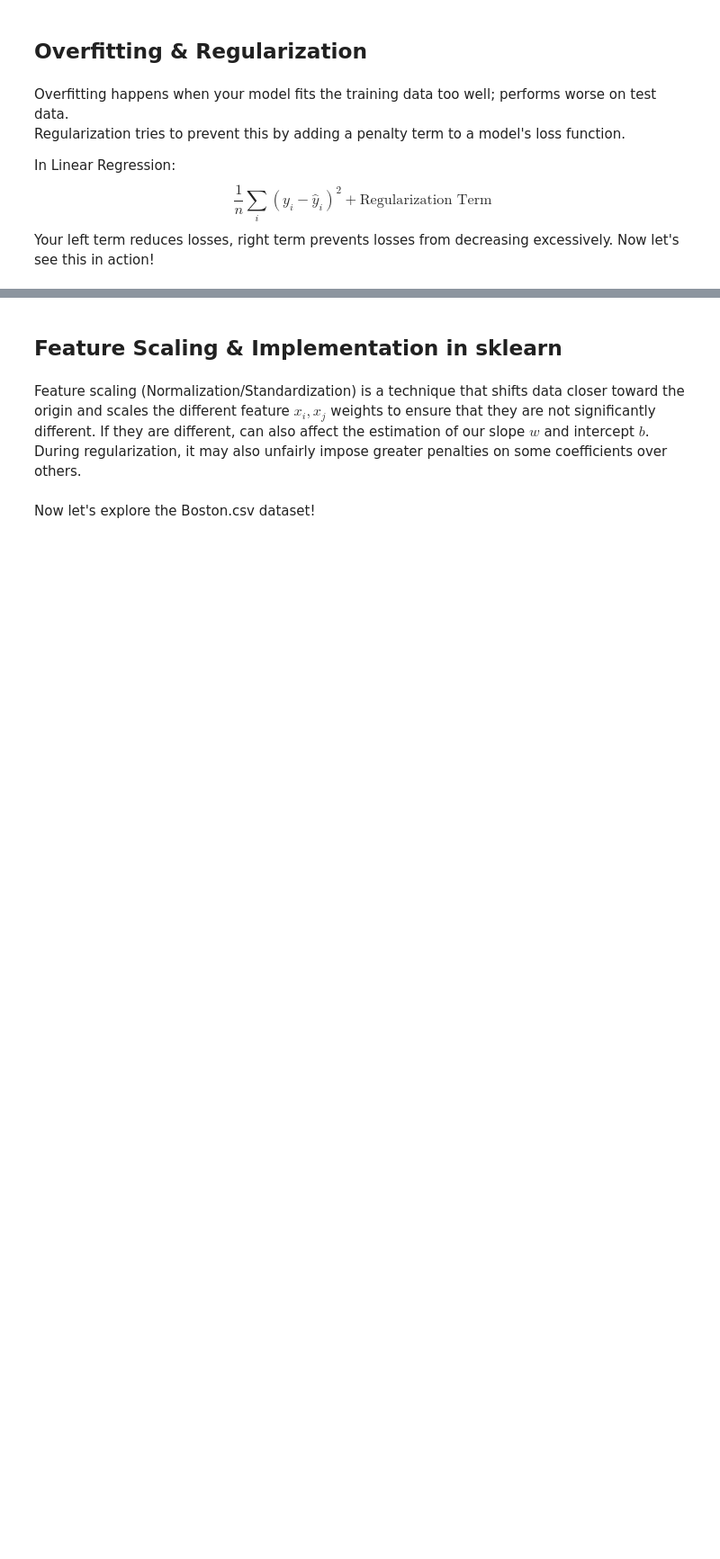
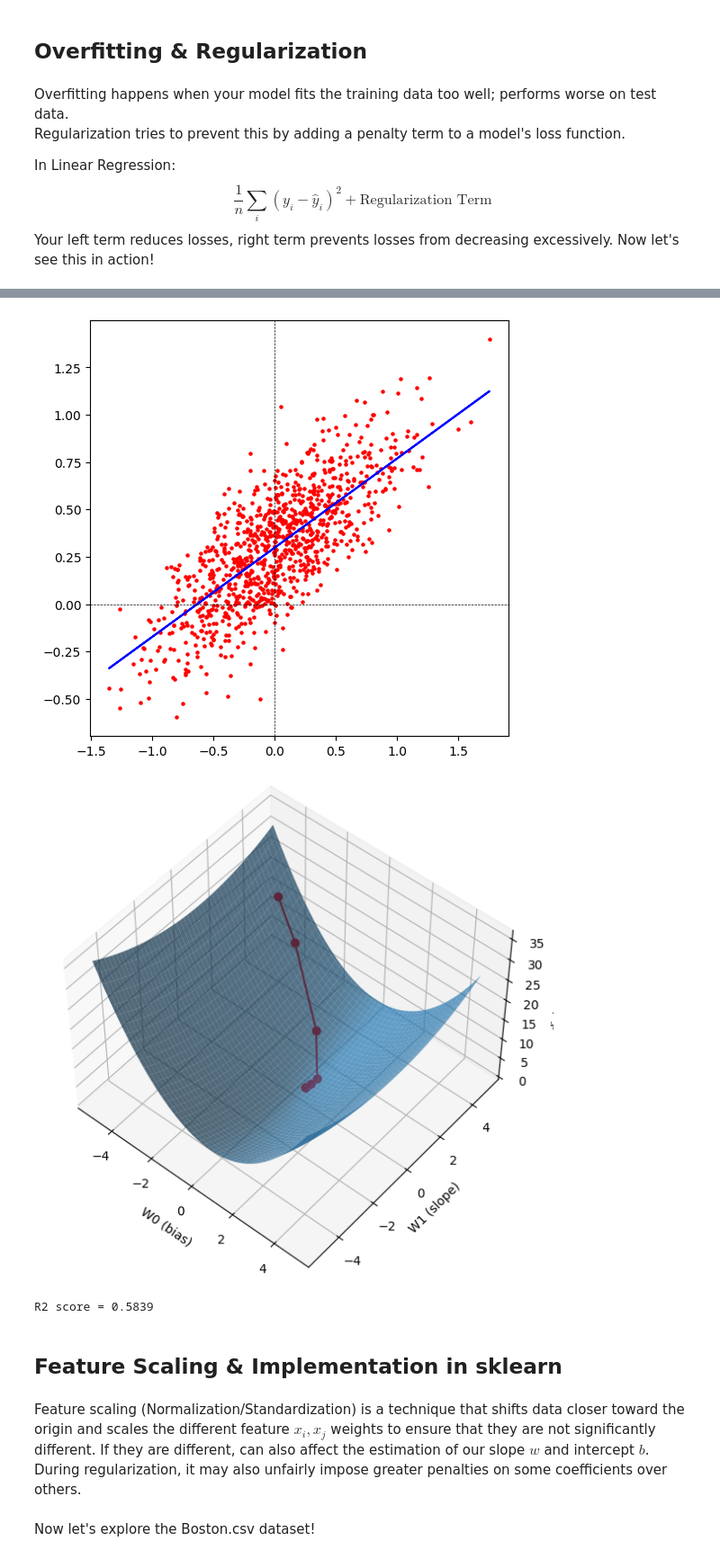
Before and after one commit to Beat27/DAC-Curriculum, a Jupyter notebook: DAC-006_Machine_Learning/DAC-006-Intro_to_ML_Session_1_Student.ipynb, the cells around one changed output, grey strips where cells are left out. Shown: that part at 90% size. Drawn from its saved outputs; the diff is of its cells as text; code cells hidden in the pictures; blank space fills up the shorter version.

```diff
--- a/DAC-006_Machine_Learning/DAC-006-Intro_to_ML_Session_1_Student.ipynb
+++ b/DAC-006_Machine_Learning/DAC-006-Intro_to_ML_Session_1_Student.ipynb
@@ -62,8 +62,8 @@ from scipy import optimize
 import matplotlib.pyplot as plt
 import numpy as np
 # %%
-# "Select All + /" -> change the code
-y = ax + b + Gaussian noise
+# To uncomment: "select all then cmd + /"
+# y = ax + b + Gaussian noise
 def reg_data(a, b, n, s):
    rtn_x, rtn_y = [], []
    for i in range(n):
@@ -103,47 +113,51 @@ SyntaxError: invalid syntax (700120716.py, line 2)
 # %%
-# # for more info on the output visit: https://docs.scipy.org/doc/scipy/reference/generated/scipy.optimize.minimize.html
-# # x: is the vector of the optimal solution
+# for more info on the output visit: https://docs.scipy.org/doc/scipy/reference/generated/scipy.optimize.minimize.html
+# x: is the vector of the optimal solution
 
-# # Plot the training data and draw the regression line.
-# y_hat = np.dot(result.x, X.T) # predicted values using the optimized weights and the design matrix
-# plt.figure(figsize=(6, 6))
-# plt.scatter(x, y, s=5, c='r')
-# plt.plot(x, y_hat, c='blue')
-# plt.axvline(x=0, ls='--', lw=0.5, c='black')
-# plt.axhline(y=0, ls='--', lw=0.5, c='black')
-# plt.show()
+# Plot the training data and draw the regression line.
+y_hat = np.dot(result.x, X.T) # predicted values using the optimized weights and the design matrix
+plt.figure(figsize=(6, 6))
+plt.scatter(x, y, s=5, c='r')
+plt.plot(x, y_hat, c='blue')
+plt.axvline(x=0, ls='--', lw=0.5, c='black')
+plt.axhline(y=0, ls='--', lw=0.5, c='black')
+plt.show()
 
-# # Draw the loss function and the path to the optimal point.
-# m = 5
-# t = 0.1
-# w0, w1 = np.meshgrid(np.arange(-m, m, t), np.arange(-m, m, t))
-# zs = np.array([ols_loss([a,b], [False]) for [a, b] in zip(np.ravel(w0), np.ravel(w1))])
-# z = zs.reshape(w0.shape)
+# Draw the loss function and the path to the optimal point.
+m = 5
+t = 0.1
+w0, w1 = np.meshgrid(np.arange(-m, m, t), np.arange(-m, m, t))
+zs = np.array([ols_loss([a,b], [False]) for [a, b] in zip(np.ravel(w0), np.ravel(w1))])
+z = zs.reshape(w0.shape)
 
-# fig = plt.figure(figsize=(7, 7))
-# ax = fig.add_subplot(111, projection='3d')
+fig = plt.figure(figsize=(7, 7))
+ax = fig.add_subplot(111, projection='3d')
 
-# # Draw the surface of the loss function
-# ax.plot_surface(w0, w1, z, alpha=0.7)
+# Draw the surface of the loss function
+ax.plot_surface(w0, w1, z, alpha=0.7)
 
-# # Draw the path to the optimal point.
-# b = np.array([tw0 for [tw0, tw1], td in trace_W])
-# w = np.array([tw1 for [tw0, tw1], td in trace_W])
-# d = np.array([td for [tw0, tw1], td in trace_W])
-# ax.plot(b, w, d, marker='o', color="r")
+# Draw the path to the optimal point.
+b = np.array([tw0 for [tw0, tw1], td in trace_W])
+w = np.array([tw1 for [tw0, tw1], td in trace_W])
+d = np.array([td for [tw0, tw1], td in trace_W])
+ax.plot(b, w, d, marker='o', color="r")
 
-# ax.set_xlabel('W0 (bias)')
-# ax.set_ylabel('W1 (slope)')
-# ax.set_zlabel('distance')
-# ax.azim = -50
-# ax.elev = 50
-# plt.show()
+ax.set_xlabel('W0 (bias)')
+ax.set_ylabel('W1 (slope)')
+ax.set_zlabel('distance')
+ax.azim = -50
+ax.elev = 50
+plt.show()
 
-# # Check the R2 score
-# sst = np.sum(np.square(y - np.mean(y)))  # total sum of squares
-# sse = np.sum(np.square(y - y_hat))       # sum of squares of error
-# r2 = 1 - sse / sst
-# print('\nR2 score = {:.4f}'.format(r2))
+# Check the R2 score
+sst = np.sum(np.square(y - np.mean(y)))  # total sum of squares
+sse = np.sum(np.square(y - y_hat))       # sum of squares of error
+r2 = 1 - sse / sst
+print('\nR2 score = {:.4f}'.format(r2))
+# %% [output]
+[figure, added]
+[figure, added]
+R2 score = 0.5839
 # %% [markdown]
 ## Feature Scaling & Implementation in sklearn
 # %% [markdown]
```
Also changed, not shown: parts of 9 cells of this notebook, 5 other files.
